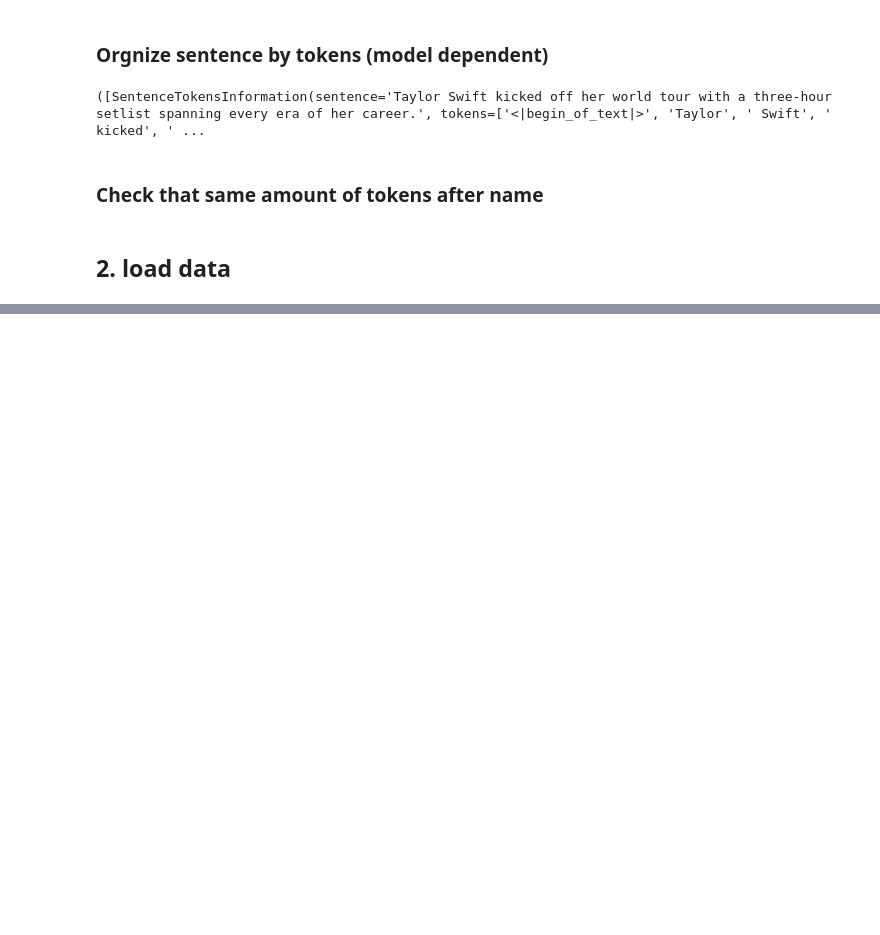
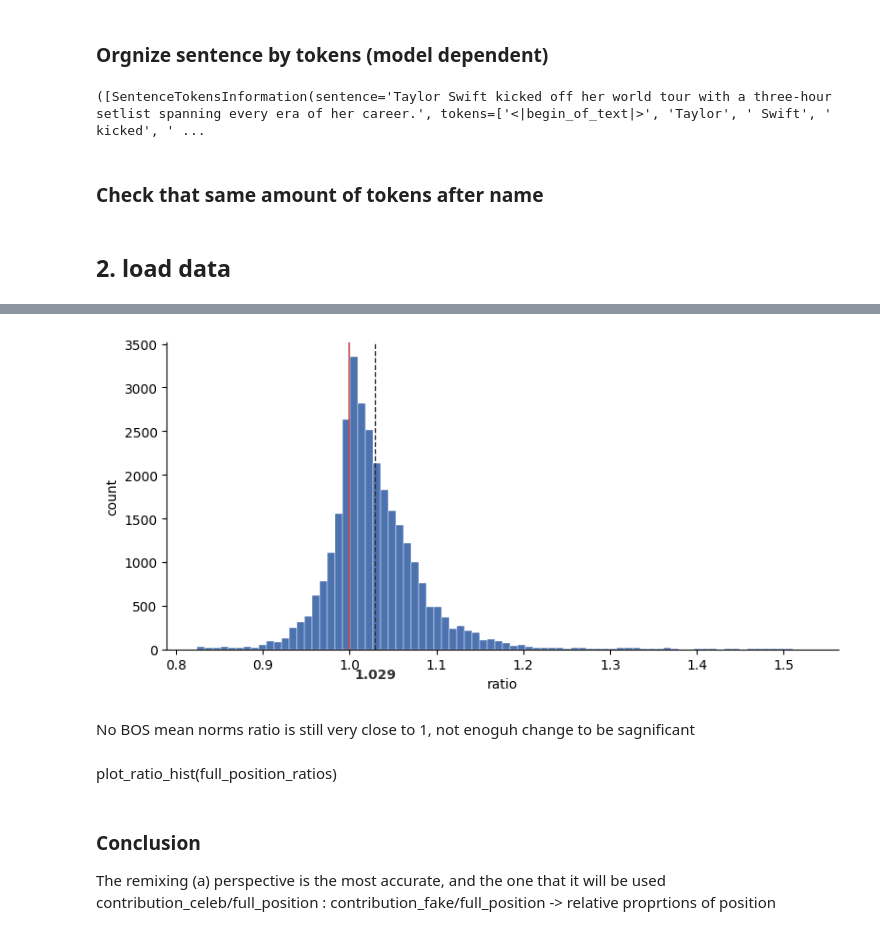
Before and after one commit to NegevTag/Visualizing-information-flow-in-transformers, a Jupyter notebook: real/science/experiment_1_celebrities/celebrity_experiment.ipynb, the cells around one changed output, grey strips where cells are left out. Cells and saved outputs as stored; diff of their text form; code cells hidden in the pictures; blank space fills up the shorter version.

```diff
--- a/real/science/experiment_1_celebrities/celebrity_experiment.ipynb
+++ b/real/science/experiment_1_celebrities/celebrity_experiment.ipynb
@@ -111,8 +121,7 @@ from pathlib import Path
 from api_checks.api_cache import ModelAPICache
 from tqdm import tqdm
 
-
-model_api_cache = ModelAPICache(cache_path=Path(".model_api_cache"),hf_token=HF_TOKEN)
+model_api_cache = ModelAPICache(cache_path=Path(CACHE_PATH), hf_token=HF_TOKEN)
 model_calcutor = model_api_cache.get_infomration_calculator(MODEL)
 # %% [markdown]
 #### Calculate sum tokens amount
@@ -277,0 +570,16 @@ print(sum([len(a.tokens) for a in a_tokens_info[0]])//20)
+# %%
+full_position_no_bos_ratio_attention = torch.cat([(exp_info.full_sentence_no_bos_relevant_norms[0].post_attention_norms/exp_info.full_sentence_no_bos_relevant_norms[1].post_attention_norms).flatten() for exp_info in position_norm_expirment_info])
+full_position_no_bos_ratio_mlp = torch.cat([(exp_info.full_sentence_no_bos_relevant_norms[0].post_mlp_norms/exp_info.full_sentence_no_bos_relevant_norms[1].post_mlp_norms).flatten() for exp_info in position_norm_expirment_info])
+full_position_no_bos_ratios = torch.cat([full_position_no_bos_ratio_attention,full_position_no_bos_ratio_mlp])
+# %%
+plot_ratio_hist(full_position_no_bos_ratios)
+# %% [output]
+[figure, added]
+# %% [markdown]
+No BOS mean norms ratio is still very close to 1, not enoguh change to be sagnificant
+# %% [markdown]
+plot_ratio_hist(full_position_ratios)
+# %% [markdown]
+### Conclusion
+The remixing (a) perspective is the most accurate, and the one that it will be used
+contribution_celeb/full_position : contribution_fake/full_position -> relative proprtions of position
```
Also changed, not shown: parts of 37 cells of this notebook, 13 other files.
